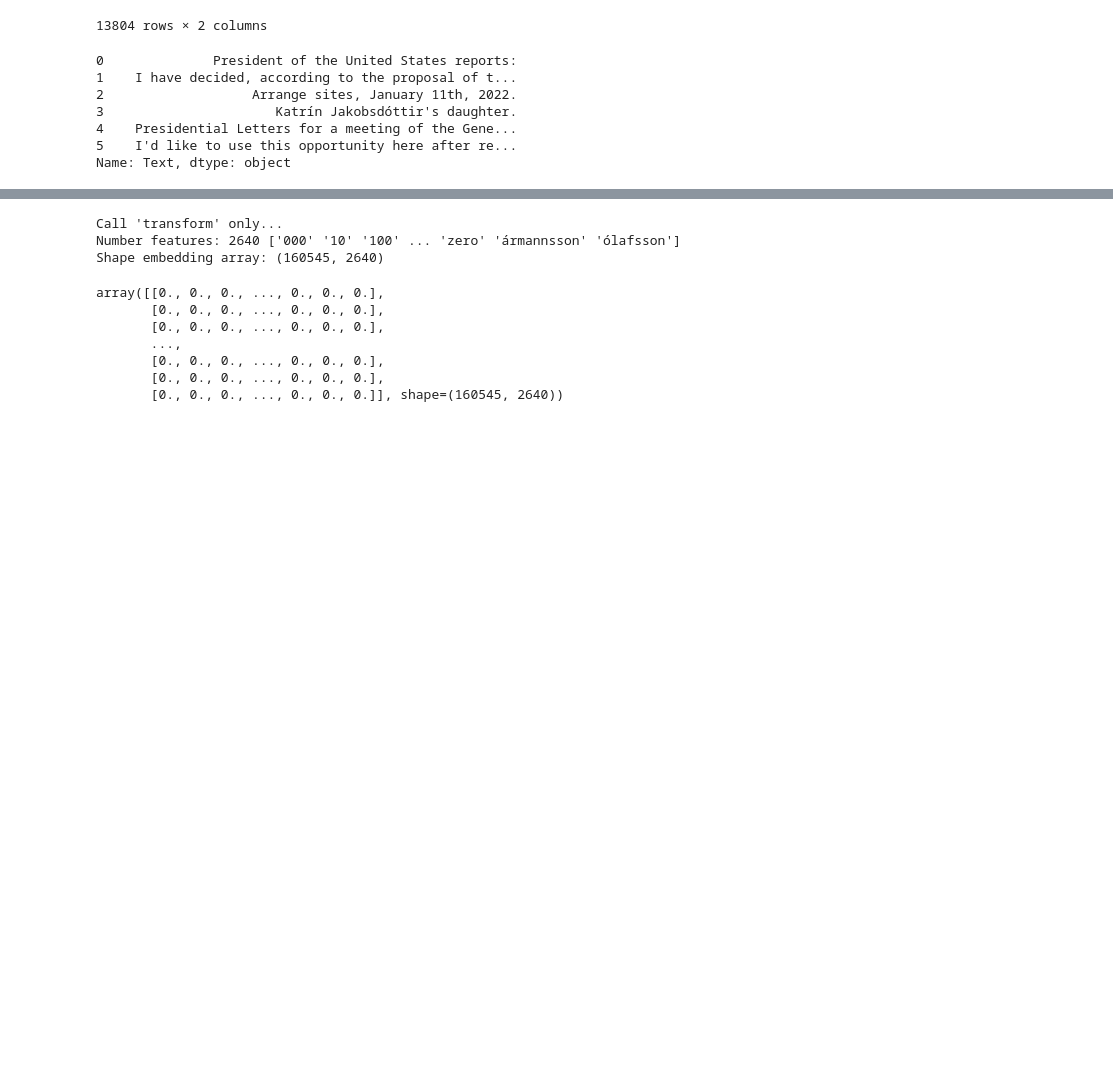
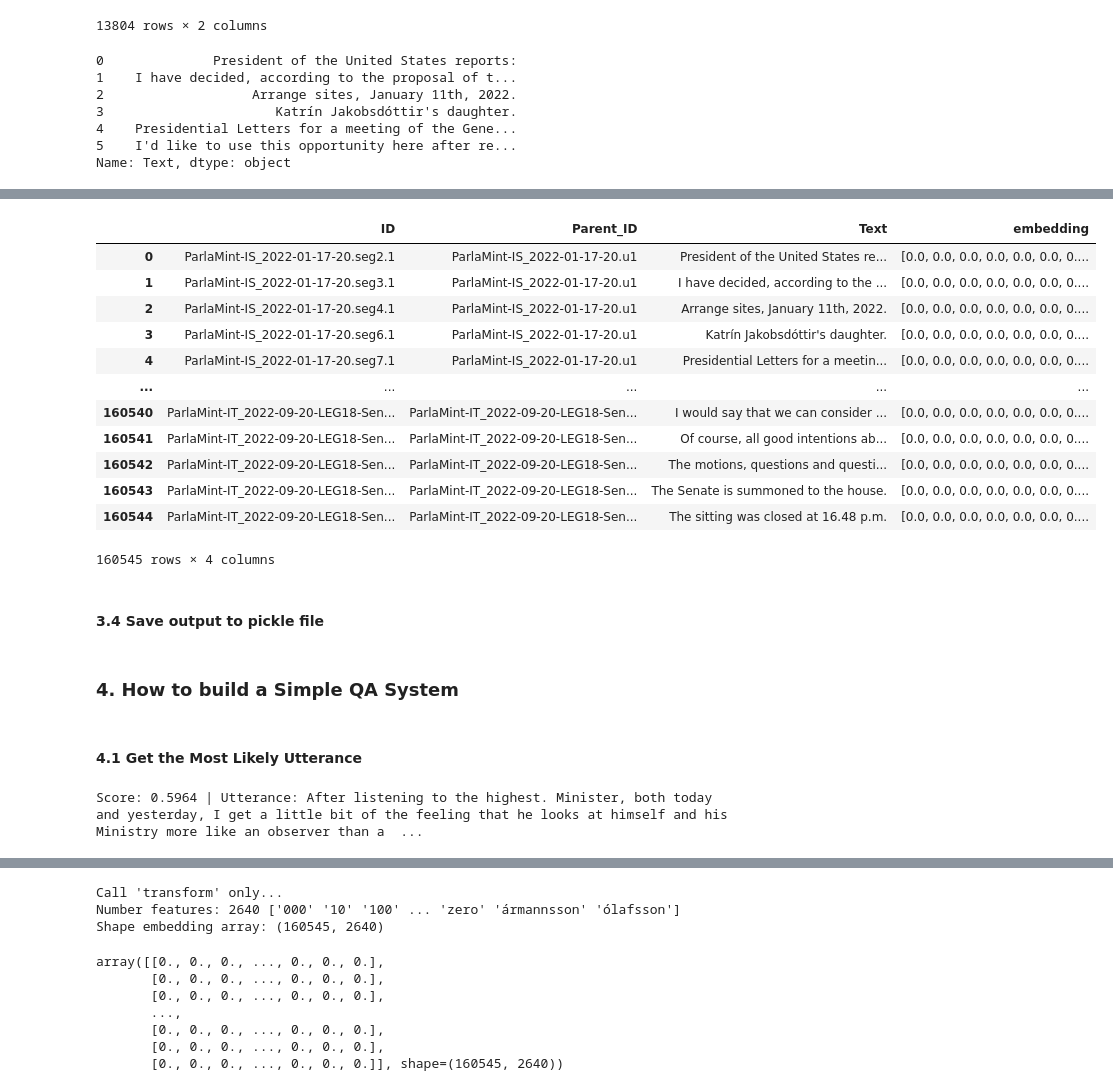
Before and after one commit to DHGraz/clariah2025-dse-ml, a Jupyter notebook: src/processing_embeddings.ipynb, the cells around one changed output, grey strips where cells are left out. Cells and saved outputs as stored; diff of their text form; code cells hidden in the pictures; blank space fills up the shorter version.

```diff
--- a/src/processing_embeddings.ipynb
+++ b/src/processing_embeddings.ipynb
@@ -75,0 +215,7 @@ Init 'CountVectorizerEmbedder'
+# %%
+# Encode utterance-wise dataset
+df_parlamint_embeddings_per_utterance = st_model_small.encode(df_parlamint_grouped["utterance_text"].to_list(),
+                                                     show_progress_bar=True)
+
+# Encode sentence-wise dataset
+df_parlamint_embeddings_per_sentence = st_model_small.encode(df_parlamint["Text"].to_list(), show_progress_bar=True)
@@ -75,0 +239,3 @@ Init 'CountVectorizerEmbedder'
+# %%
+df_parlamint["embedding"] = list(df_parlamint_embeddings_per_sentence)
+df_parlamint
@@ -75,0 +262,6 @@ Init 'CountVectorizerEmbedder'
+# %%
+# Adding the whole parlamint dataset as vocabulary
+tfidf_model = TfIdfEmbedder(vocabulary=df_parlamint["Text"].to_list(), min_df=200, stop_words='english')
+
+# Encode sentence-wise dataset
+tfidf_embeddings_per_sentence = tfidf_model.embed(df_parlamint["Text"].to_list())
@@ -75,0 +284,19 @@ Init 'CountVectorizerEmbedder'
+# %%
+df_parlamint["embedding"] = list(tfidf_embeddings_per_sentence.toarray())
+df_parlamint
+# %% [output]
+|  | ID | Parent_ID | Text | embedding |
+| 0 | ParlaMint-IS_2022-01-17-20.seg2.1 | ParlaMint-IS_2022-01-17-20.u1 | President of the United States re... | [0.0, 0.0, 0.0, 0.0, 0.0, 0.0, 0.... |
+| 1 | ParlaMint-IS_2022-01-17-20.seg3.1 | ParlaMint-IS_2022-01-17-20.u1 | I have decided, according to the ... | [0.0, 0.0, 0.0, 0.0, 0.0, 0.0, 0.... |
+| 2 | ParlaMint-IS_2022-01-17-20.seg4.1 | ParlaMint-IS_2022-01-17-20.u1 | Arrange sites, January 11th, 2022. | [0.0, 0.0, 0.0, 0.0, 0.0, 0.0, 0.... |
+| 3 | ParlaMint-IS_2022-01-17-20.seg6.1 | ParlaMint-IS_2022-01-17-20.u1 | Katrín Jakobsdóttir's daughter. | [0.0, 0.0, 0.0, 0.0, 0.0, 0.0, 0.... |
+| 4 | ParlaMint-IS_2022-01-17-20.seg7.1 | ParlaMint-IS_2022-01-17-20.u1 | Presidential Letters for a meetin... | [0.0, 0.0, 0.0, 0.0, 0.0, 0.0, 0.... |
+| ... | ... | ... | ... | ... |
+| 160540 | ParlaMint-IT_2022-09-20-LEG18-Sen... | ParlaMint-IT_2022-09-20-LEG18-Sen... | I would say that we can consider ... | [0.0, 0.0, 0.0, 0.0, 0.0, 0.0, 0.... |
+| 160541 | ParlaMint-IT_2022-09-20-LEG18-Sen... | ParlaMint-IT_2022-09-20-LEG18-Sen... | Of course, all good intentions ab... | [0.0, 0.0, 0.0, 0.0, 0.0, 0.0, 0.... |
+| 160542 | ParlaMint-IT_2022-09-20-LEG18-Sen... | ParlaMint-IT_2022-09-20-LEG18-Sen... | The motions, questions and questi... | [0.0, 0.0, 0.0, 0.0, 0.0, 0.0, 0.... |
+| 160543 | ParlaMint-IT_2022-09-20-LEG18-Sen... | ParlaMint-IT_2022-09-20-LEG18-Sen... | The Senate is summoned to the house. | [0.0, 0.0, 0.0, 0.0, 0.0, 0.0, 0.... |
+| 160544 | ParlaMint-IT_2022-09-20-LEG18-Sen... | ParlaMint-IT_2022-09-20-LEG18-Sen... | The sitting was closed at 16.48 p.m. | [0.0, 0.0, 0.0, 0.0, 0.0, 0.0, 0.... |
+160545 rows × 4 columns
+# %% [markdown]
+#### 3.4 Save output to pickle file
@@ -75,0 +305,27 @@ Init 'CountVectorizerEmbedder'
+# %% [markdown]
+### 4. How to build a Simple QA System
+# %% [markdown]
+#### 4.1 Get the Most Likely Utterance
+# %%
+import numpy as np
+from sentence_transformers import util
+
+# Given question
+question = "What is the government policy on climate change?"
+# question = "What about president of america?"
+
+# 1. Embed the question
+question_embedding = st_model_small.encode(question)
+
+# 2. Compute cosine similarities
+cosine_similarities = util.cos_sim(question_embedding, df_parlamint_grouped["embedding"])[0].cpu().numpy()
+
+# 3. Get the index of the most similar utterance
+most_similar_idx = int(np.argmax(cosine_similarities))
+
+# 4. Retrieve the most similar text
+most_similar_text = df_parlamint_grouped.iloc[most_similar_idx]["utterance_text"]
+# most_similar_text
+print(f"Score: {cosine_similarities[most_similar_idx]:.4f} | Utterance: {most_similar_text}\n")
+# %% [output]
+Score: 0.5964 | Utterance: After listening to the highest. Minister, both today and yesterday, I get a little bit of the feeling that he looks at himself and his Ministry more like an observer than a  ...
```
Also changed, not shown: parts of 30 cells of this notebook.
